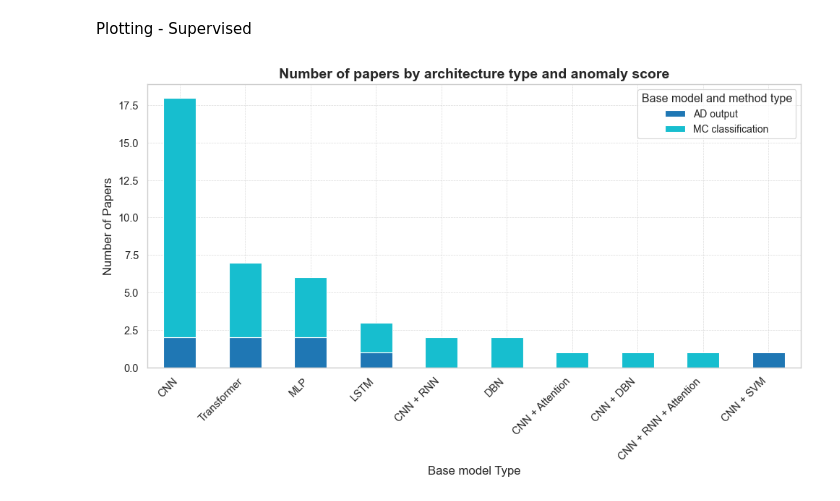
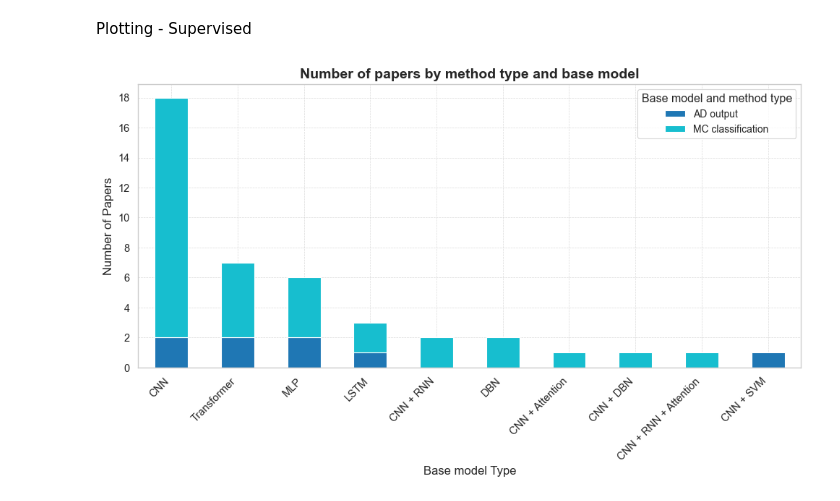
Before and after one commit to amolero6/ref_processing_research, a Jupyter notebook: Table_to_latex.ipynb, the cells around one changed output. Cells and saved outputs as stored; diff of their text form; code cells hidden in the pictures.

```diff
--- a/Table_to_latex.ipynb
+++ b/Table_to_latex.ipynb
@@ -173,0 +230,23 @@ Plotting
+# %%
+new_df_entity = new_df['Fleet_data'].value_counts().reset_index()
+new_df_entity.columns = ['Fleet_data','Count']
+
+sns.set_context("paper", font_scale=1.2)
+sns.set_style("whitegrid")
+# Crear el gráfico de barras
+fig, ax = plt.subplots(figsize=(10, 6))
+ax.pie(new_df_entity['Count'], labels=new_df_entity['Fleet_data'], autopct='%1.1f%%', startangle=90, colors=sns.color_palette('muted'))
+#sns.barplot(data=new_df_entity, x='Fleet_data', y='Count', palette='muted', ax=ax)
+
+# Personalizar el gráfico
+ax.set_title('Counts of Fleet data', fontsize=14, weight='bold')
+#ax.yaxis.set_major_locator(plt.MaxNLocator(integer=True))
+#ax.set_xlabel('Fleet_data', fontsize=12)
+#ax.set_ylabel('Count', fontsize=12)
+#ax.tick_params(axis='x', rotation=45)  # Rotar las etiquetas del eje X para mejorar la legibilidad
+
+# Ajustar el diseño
+plt.tight_layout()
+
+# Mostrar el gráfico
+plt.show()
@@ -411,32 +492,33 @@ grouped_df = new_df_supervised.groupby(['Base_model', 'Method_type']).size().res
 pivot_df = grouped_df.pivot(index='Base_model', columns='Method_type', values='Paper_count').fillna(0)
 
 # Calcular el total de artículos por 'Architecture_type' y ordenar
 pivot_df['Total'] = pivot_df.sum(axis=1)
 pivot_df = pivot_df.sort_values(by='Total', ascending=False).drop(columns=['Total'])  # Ordenar y eliminar columna auxiliar
 
 # Configurar estilo de gráfico para publicaciones científicas
 sns.set_context("paper", font_scale=1.2)
 sns.set_style("whitegrid")
 
 # Crear el gráfico de barras apiladas
 fig, ax = plt.subplots(figsize=(10, 6))
 bars = pivot_df.plot(kind='bar', stacked=True, ax=ax, colormap='tab10')
 
 # Ajustar las etiquetas del eje X para que estén correctamente alineadas
 ax.set_xticks(range(len(pivot_df.index)))  # Establecer las posiciones de las etiquetas
 ax.set_xticklabels(pivot_df.index, rotation=45, ha='right')  # Alinear las etiquetas con las barras
 
 # Personalizar el gráfico
-ax.set_title('Number of papers by architecture type and anomaly score', fontsize=14, weight='bold')
+ax.set_title('Number of papers by method type and base model', fontsize=14, weight='bold')
+ax.yaxis.set_major_locator(plt.MaxNLocator(integer=True))
 ax.set_xlabel('Base model Type', fontsize=12)
 ax.set_ylabel('Number of Papers', fontsize=12)
 ax.legend(title='Base model and method type', fontsize=10)
 ax.grid(True, which='major', linestyle='--', linewidth=0.5, alpha=0.7)  # Cuadrícula similar al gráfico compartido
 
 # Ajustar el diseño
 plt.tight_layout()
 
 # Mostrar el gráfico
 plt.show()
 # %% [output]
-[figure, old version]
+[figure, new version]
```
Also changed, not shown: parts of 5 cells of this notebook, 2 other files.
